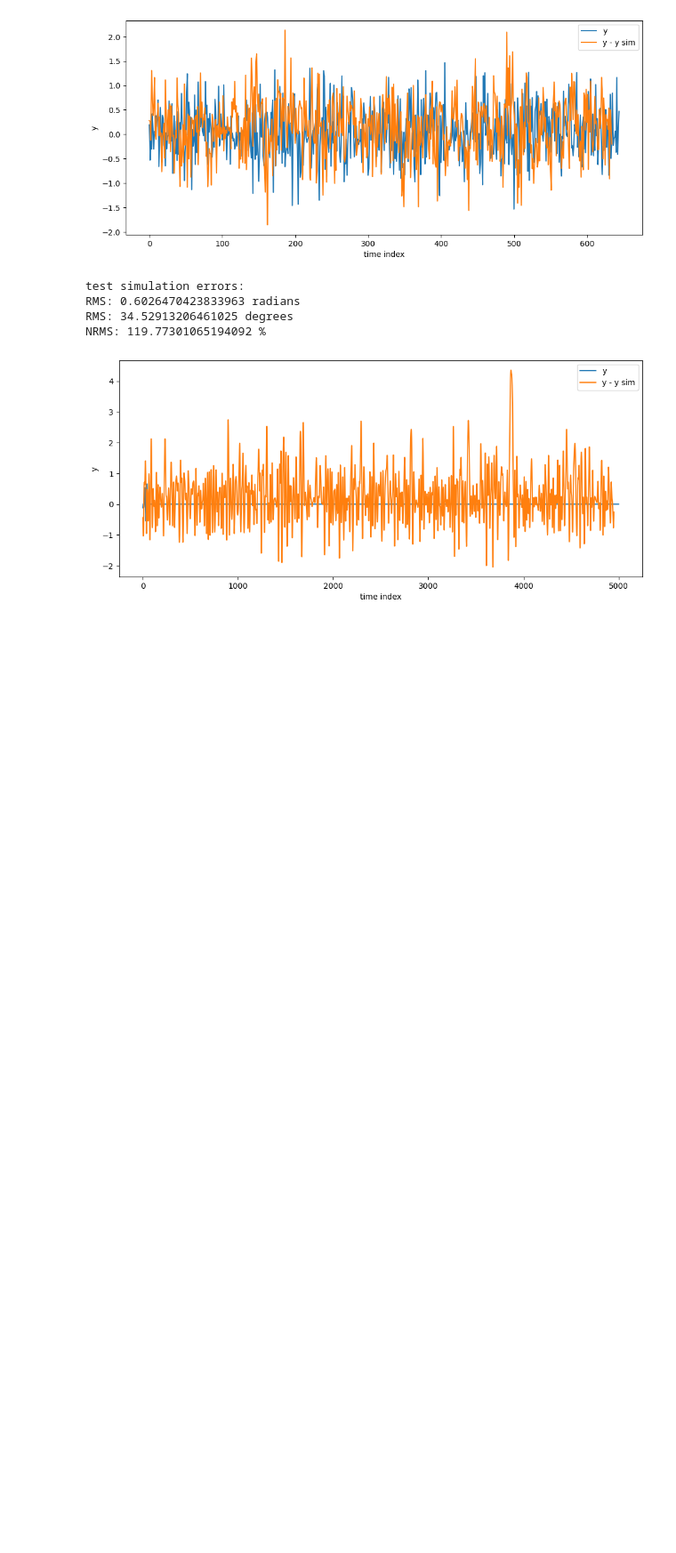
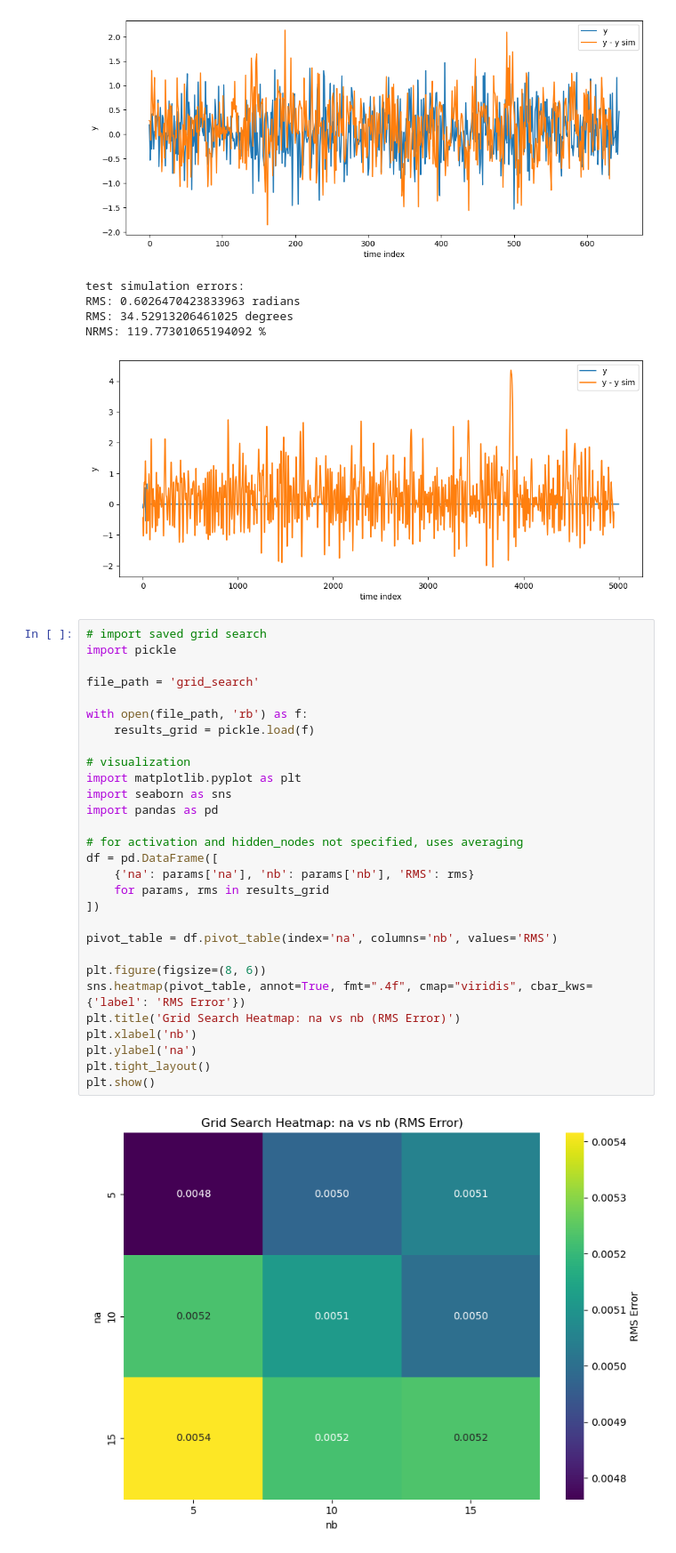
Before and after one commit to osilian/ml4sc-project, a Jupyter notebook: disc-benchmark-files/identification_NARX.ipynb, the cells around one changed output. Shown at 89% size. Cells and saved outputs as stored; diff of their text form; blank space fills up the shorter version.

Commit message:
Handle grid search data

```diff
--- a/disc-benchmark-files/identification_NARX.ipynb
+++ b/disc-benchmark-files/identification_NARX.ipynb
@@ -450,3 +450,34 @@ RMS: 0.6026470423833963 radians
 RMS: 34.52913206461025 degrees
 NRMS: 119.77301065194092 %
 [figure]
+# %%
+# import saved grid search
+import pickle
+
+file_path = 'grid_search'
+
+with open(file_path, 'rb') as f:
+    results_grid = pickle.load(f)
+
+# visualization
+import matplotlib.pyplot as plt
+import seaborn as sns
+import pandas as pd
+
+# for activation and hidden_nodes not specified, uses averaging
+df = pd.DataFrame([
+    {'na': params['na'], 'nb': params['nb'], 'RMS': rms}
+    for params, rms in results_grid
+])
+
+pivot_table = df.pivot_table(index='na', columns='nb', values='RMS')
+
+plt.figure(figsize=(8, 6))
+sns.heatmap(pivot_table, annot=True, fmt=".4f", cmap="viridis", cbar_kws={'label': 'RMS Error'})
+plt.title('Grid Search Heatmap: na vs nb (RMS Error)')
+plt.xlabel('nb')
+plt.ylabel('na')
+plt.tight_layout()
+plt.show()
+# %% [output]
+[figure, added]
```
